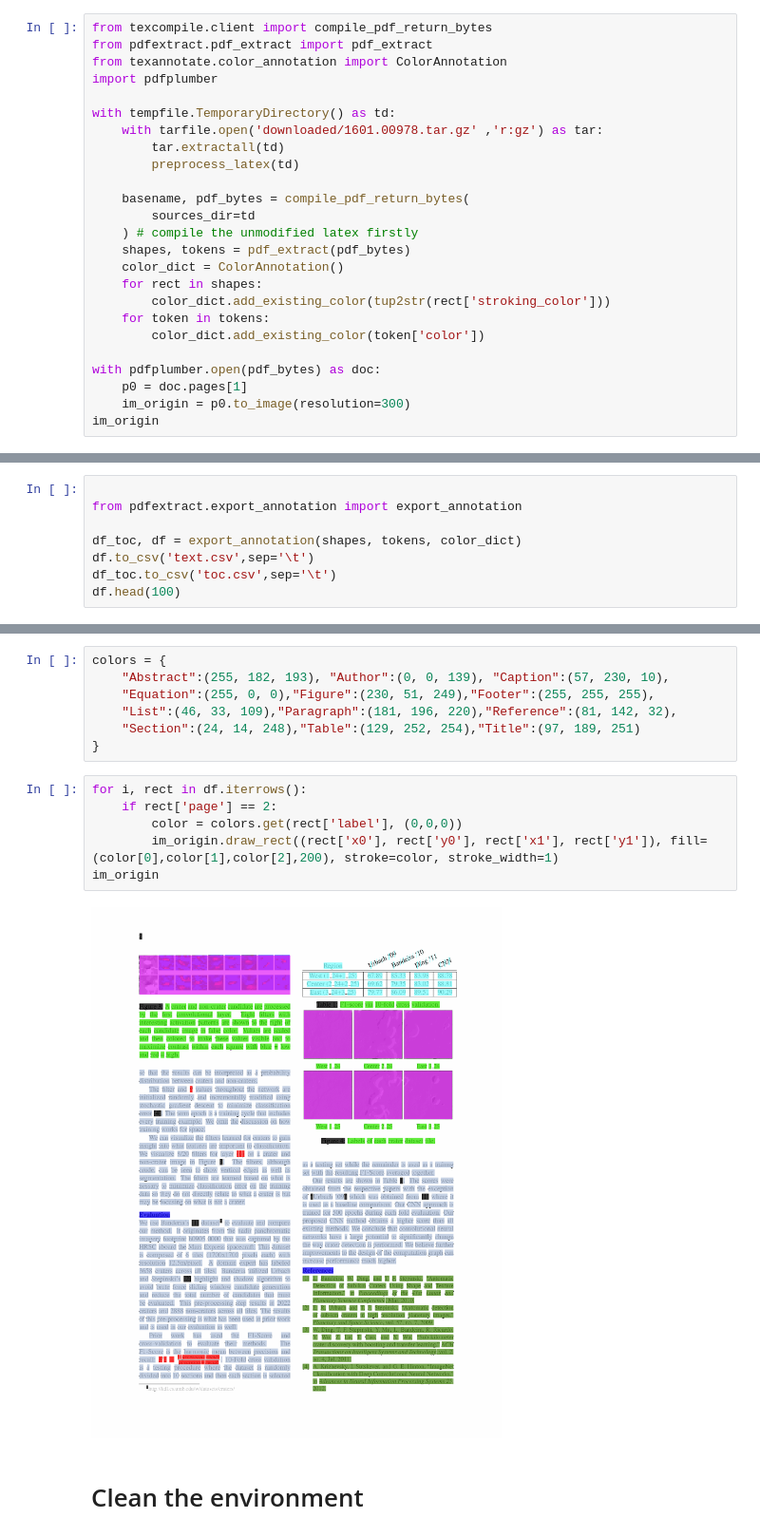
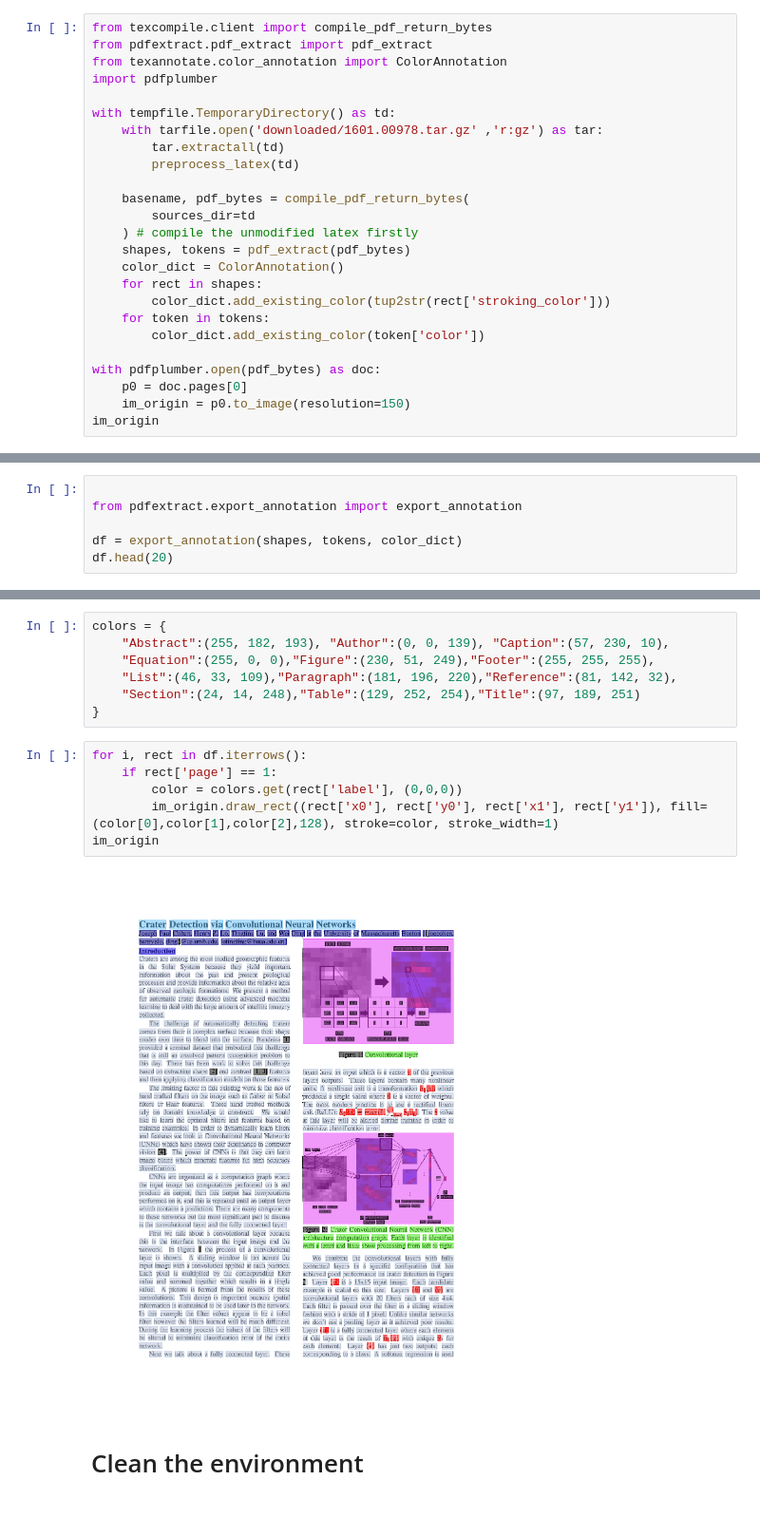
Before and after one commit to InsightsNet/texannotate, a Jupyter notebook: doc/example.ipynb, the cells around one changed output, grey strips where cells are left out. Shown at 95% size. Saved outputs shown, nothing was run; the diff lists cells and outputs as text.

```diff
--- a/doc/example.ipynb
+++ b/doc/example.ipynb
@@ -77,7 +77,7 @@ with tempfile.TemporaryDirectory() as td:
         color_dict.add_existing_color(token['color'])
 
 with pdfplumber.open(pdf_bytes) as doc:
-    p0 = doc.pages[1]
-    im_origin = p0.to_image(resolution=300)
+    p0 = doc.pages[0]
+    im_origin = p0.to_image(resolution=150)
 im_origin
 # %% [output]
@@ -133,8 +121,6 @@ The title is then a child node of the root node of the entire paper.
 
 from pdfextract.export_annotation import export_annotation
 
-df_toc, df = export_annotation(shapes, tokens, color_dict)
-df.to_csv('text.csv',sep='\t')
-df_toc.to_csv('toc.csv',sep='\t')
-df.head(100)
+df = export_annotation(shapes, tokens, color_dict)
+df.head(20)
 # %% [output]
@@ -162,12 +152,12 @@ colors = {
 }
 # %%
 for i, rect in df.iterrows():
-    if rect['page'] == 2:
+    if rect['page'] == 1:
         color = colors.get(rect['label'], (0,0,0))
-        im_origin.draw_rect((rect['x0'], rect['y0'], rect['x1'], rect['y1']), fill=(color[0],color[1],color[2],200), stroke=color, stroke_width=1)
+        im_origin.draw_rect((rect['x0'], rect['y0'], rect['x1'], rect['y1']), fill=(color[0],color[1],color[2],128), stroke=color, stroke_width=1)
 im_origin
 # %% [output]
-[figure, old version]
+[figure, new version]
 # %% [markdown]
 # Clean the environment
 # %%
```
Also changed, not shown: parts of 6 cells of this notebook, 21 other files.
